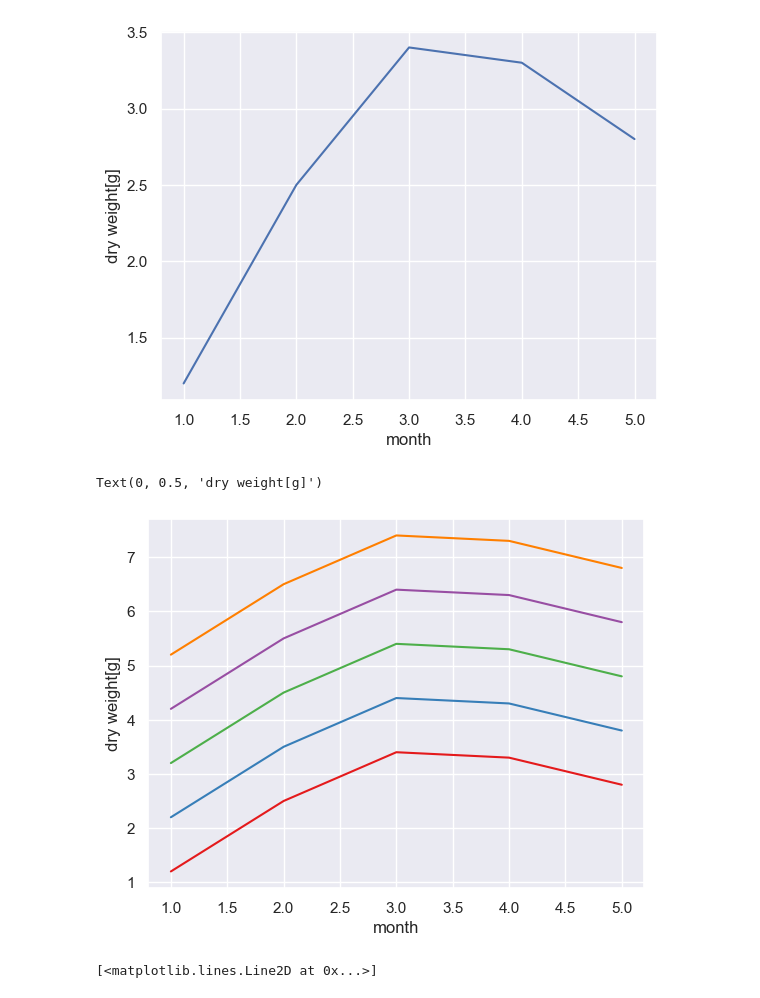
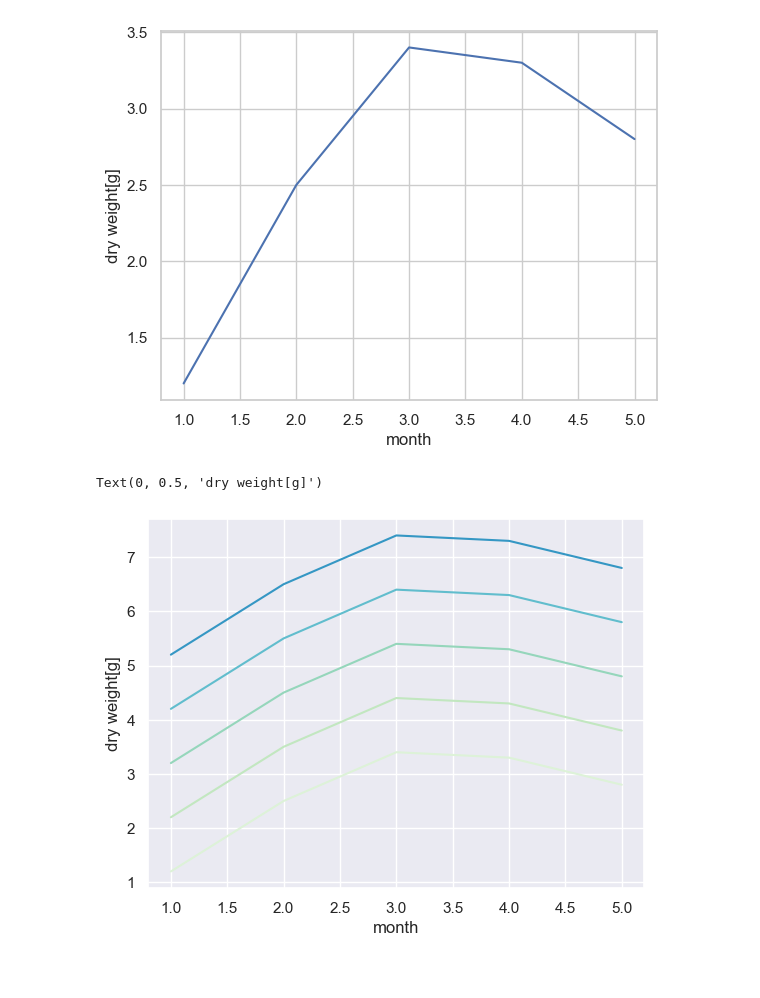
Before and after one commit to genome-sci/python_bioinfo_2022, a Jupyter notebook: 5/1.ipynb, the cells around one changed output. Drawn from its saved outputs; the diff is of its cells as text; code cells hidden in the pictures.

```diff
--- a/5/1.ipynb
+++ b/5/1.ipynb
@@ -552,8 +568,8 @@ Text(0, 0.5, 'dry weight[g]')
 スタイルシートの指定
 # %%
 sns.set()
-#sns.set_style('whitegrid') # スタイルシートの指定 whitegrid
-sns.set_style('darkgrid') # スタイルシートの指定 darkgrid
+sns.set_style('whitegrid') # スタイルシートの指定 whitegrid
+#sns.set_style('darkgrid') # スタイルシートの指定 darkgrid
 
 x=np.array([1.0,2.0,3.0,4.0,5.0])
 y=np.array([1.2,2.5,3.4,3.3,2.8])
@@ -570,40 +586,34 @@ Text(0, 0.5, 'dry weight[g]')
 sns.set()
 
 sns.set_style('darkgrid')
-sns.set_palette('Set1') # カラーパレットの指定 Set1
-#sns.set_palette('GnBu') # カラーパレットの指定 GnBu
+#sns.set_palette('Set1') # カラーパレットの指定 Set1
+sns.set_palette('GnBu') # カラーパレットの指定 GnBu
 
 x1=np.array([1.0,2.0,3.0,4.0,5.0])
 y2=np.array([1.2,2.5,3.4,3.3,2.8])
 
 x2=np.array([1.0,2.0,3.0,4.0,5.0])
 y2=np.array([2.2,3.5,4.4,4.3,3.8])
 
 x3=np.array([1.0,2.0,3.0,4.0,5.0])
 y3=np.array([3.2,4.5,5.4,5.3,4.8])
 
 x4=np.array([1.0,2.0,3.0,4.0,5.0])
 y4=np.array([4.2,5.5,6.4,6.3,5.8])
 
 x5=np.array([1.0,2.0,3.0,4.0,5.0])
 y5=np.array([5.2,6.5,7.4,7.3,6.8])
 
 fig=plt.figure()
 ax=fig.add_subplot(1,1,1)
 
 ax.plot(x,y)
 ax.plot(x2,y2)
 ax.plot(x3,y3)
 ax.plot(x4,y4)
 ax.plot(x5,y5)
 ax.set_xlabel('month')
 ax.set_ylabel('dry weight[g]')
 # %% [output]
 Text(0, 0.5, 'dry weight[g]')
-[figure, old version]
+[figure, new version]
-# %%
-ax=fig.add_subplot(1,1,1)
-
-ax.plot(x2,y2)
-# %% [output]
-[<matplotlib.lines.Line2D at 0x...>]
```
Also changed, not shown: parts of 5 cells of this notebook, 2 other files.
